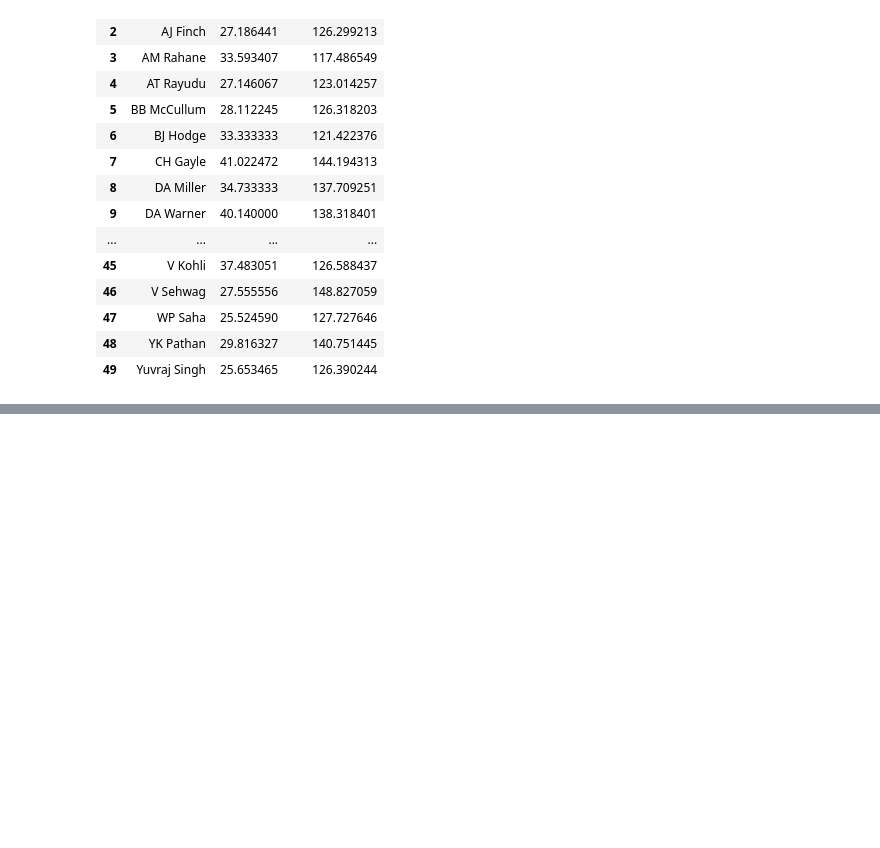
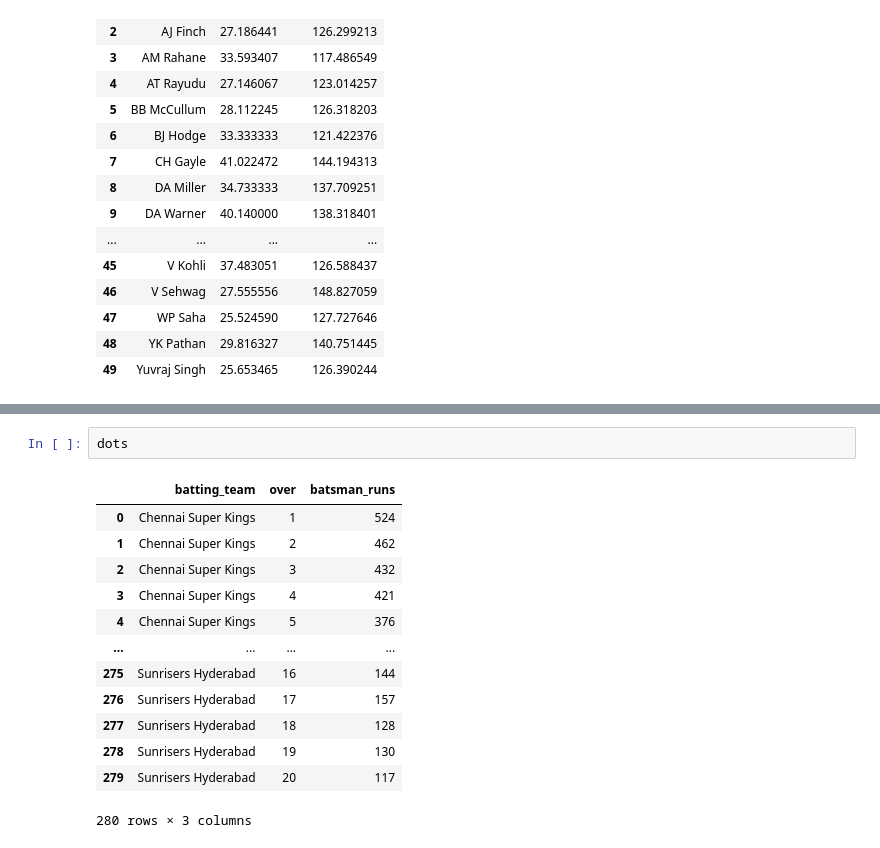
Before and after one commit to Pallav7533/Data_Science_Mentorship_Program, a Jupyter notebook: Plotly.ipynb, the cells around one changed output, grey strips where cells are left out. Saved outputs shown, nothing was run; the diff lists cells and outputs as text; blank space fills up the shorter version.

```diff
--- a/Plotly.ipynb
+++ b/Plotly.ipynb
@@ -93,0 +349,16 @@ avg
+# %%
+dots
+# %% [output]
+|  | batting_team | over | batsman_runs |
+| 0 | Chennai Super Kings | 1 | 524 |
+| 1 | Chennai Super Kings | 2 | 462 |
+| 2 | Chennai Super Kings | 3 | 432 |
+| 3 | Chennai Super Kings | 4 | 421 |
+| 4 | Chennai Super Kings | 5 | 376 |
+| ... | ... | ... | ... |
+| 275 | Sunrisers Hyderabad | 16 | 144 |
+| 276 | Sunrisers Hyderabad | 17 | 157 |
+| 277 | Sunrisers Hyderabad | 18 | 128 |
+| 278 | Sunrisers Hyderabad | 19 | 130 |
+| 279 | Sunrisers Hyderabad | 20 | 117 |
+280 rows × 3 columns
```
Also changed, not shown: parts of 30 cells of this notebook, 2 other files.
